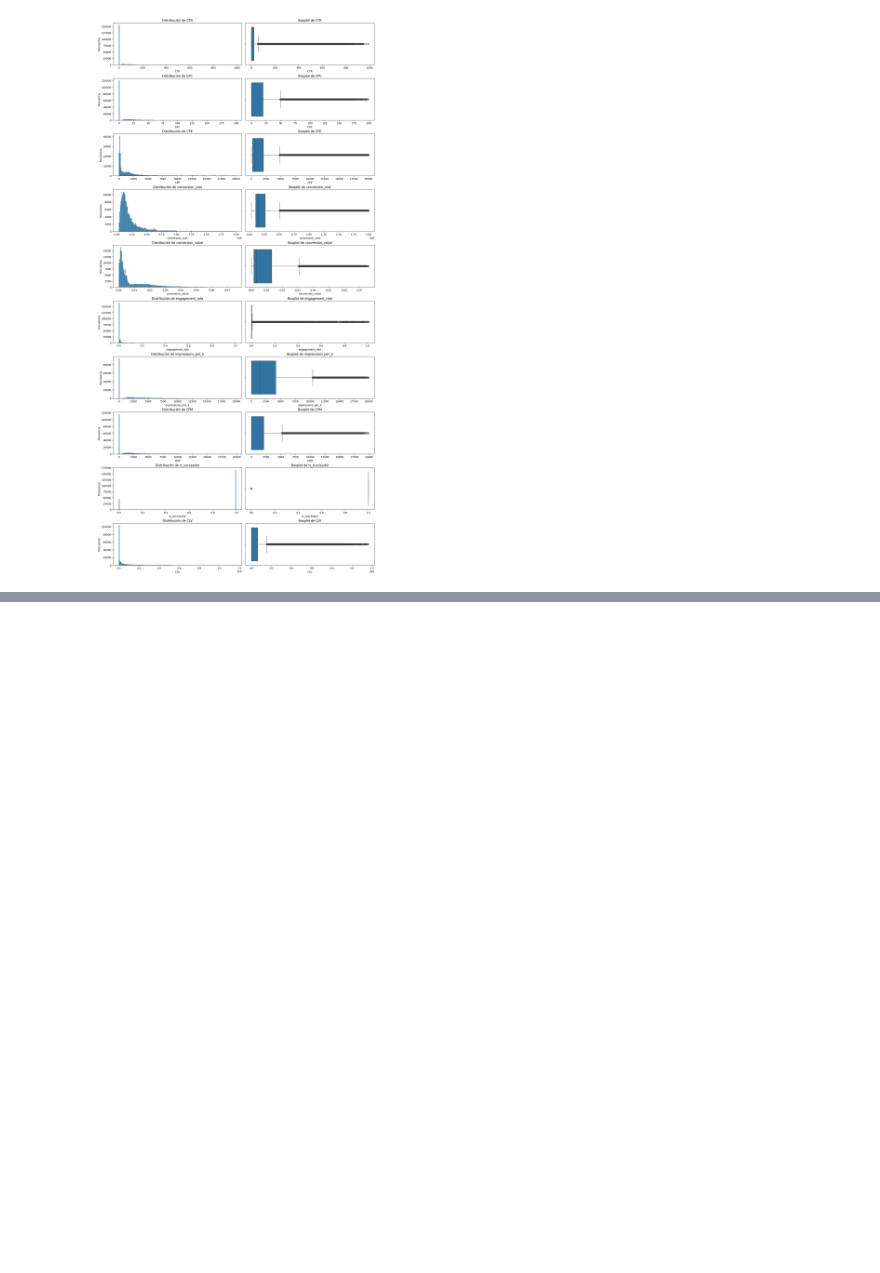
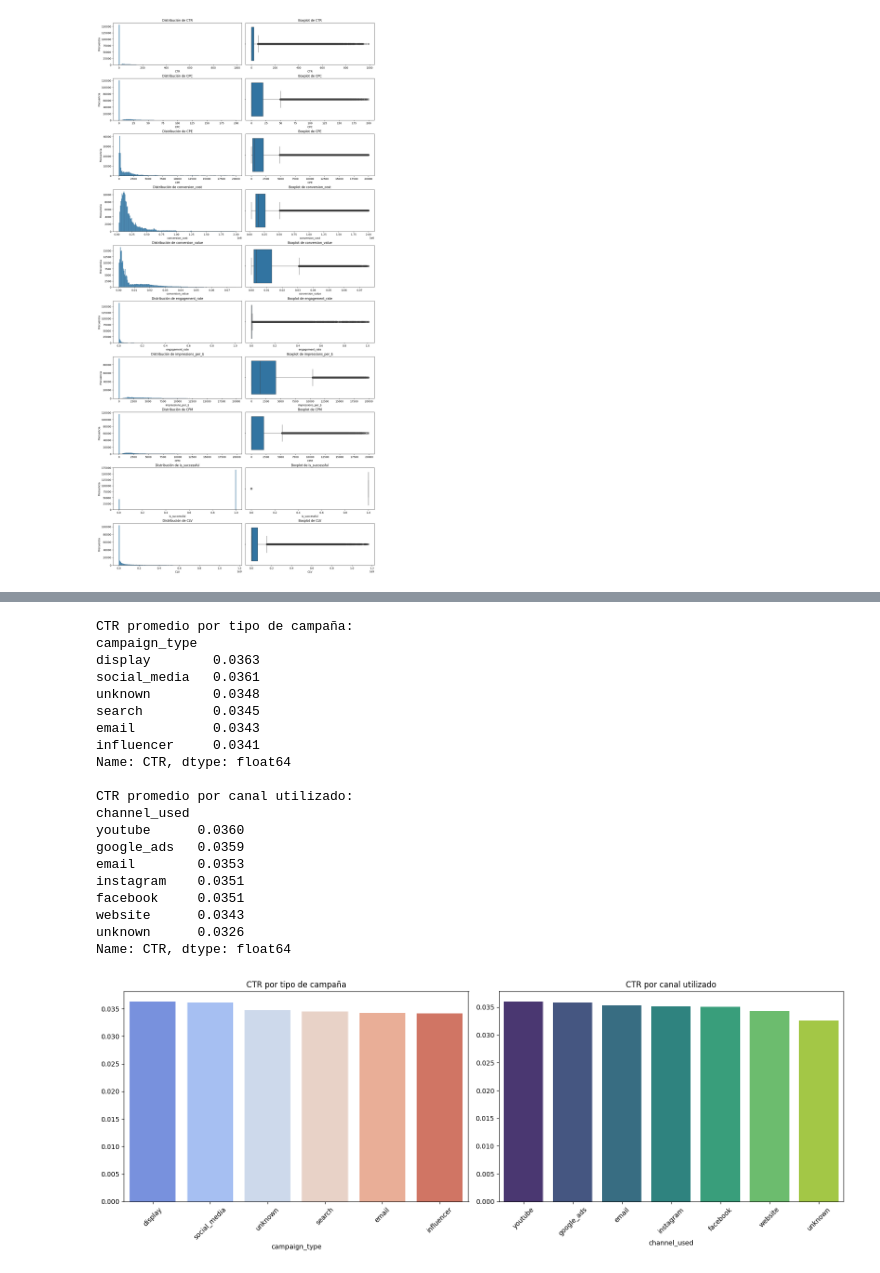
Before and after one commit to esanchezlaulhe1312/marketing_analysis, a Jupyter notebook: Jupyters/marketing.ipynb, the cells around one changed output, grey strips where cells are left out. Saved outputs shown, nothing was run; the diff lists cells and outputs as text; code cells hidden in the pictures; blank space fills up the shorter version.

```diff
--- a/Jupyters/marketing.ipynb
+++ b/Jupyters/marketing.ipynb
@@ -88,0 +153,24 @@ df.to_csv('../Data/mktgeda_metricas.csv',index=False)
+# %%
+sv.analyze_ctr(df_only_outliers,outliers=False)
+# %% [output]
+CTR promedio por tipo de campaña:
+campaign_type
+display        0.0363
+social_media   0.0361
+unknown        0.0348
+search         0.0345
+email          0.0343
+influencer     0.0341
+Name: CTR, dtype: float64
+
+CTR promedio por canal utilizado:
+channel_used
+youtube      0.0360
+google_ads   0.0359
+email        0.0353
+instagram    0.0351
+facebook     0.0351
+website      0.0343
+unknown      0.0326
+Name: CTR, dtype: float64
+[figure, added]
```
Also changed, not shown: parts of 9 cells of this notebook, 2 other files.
